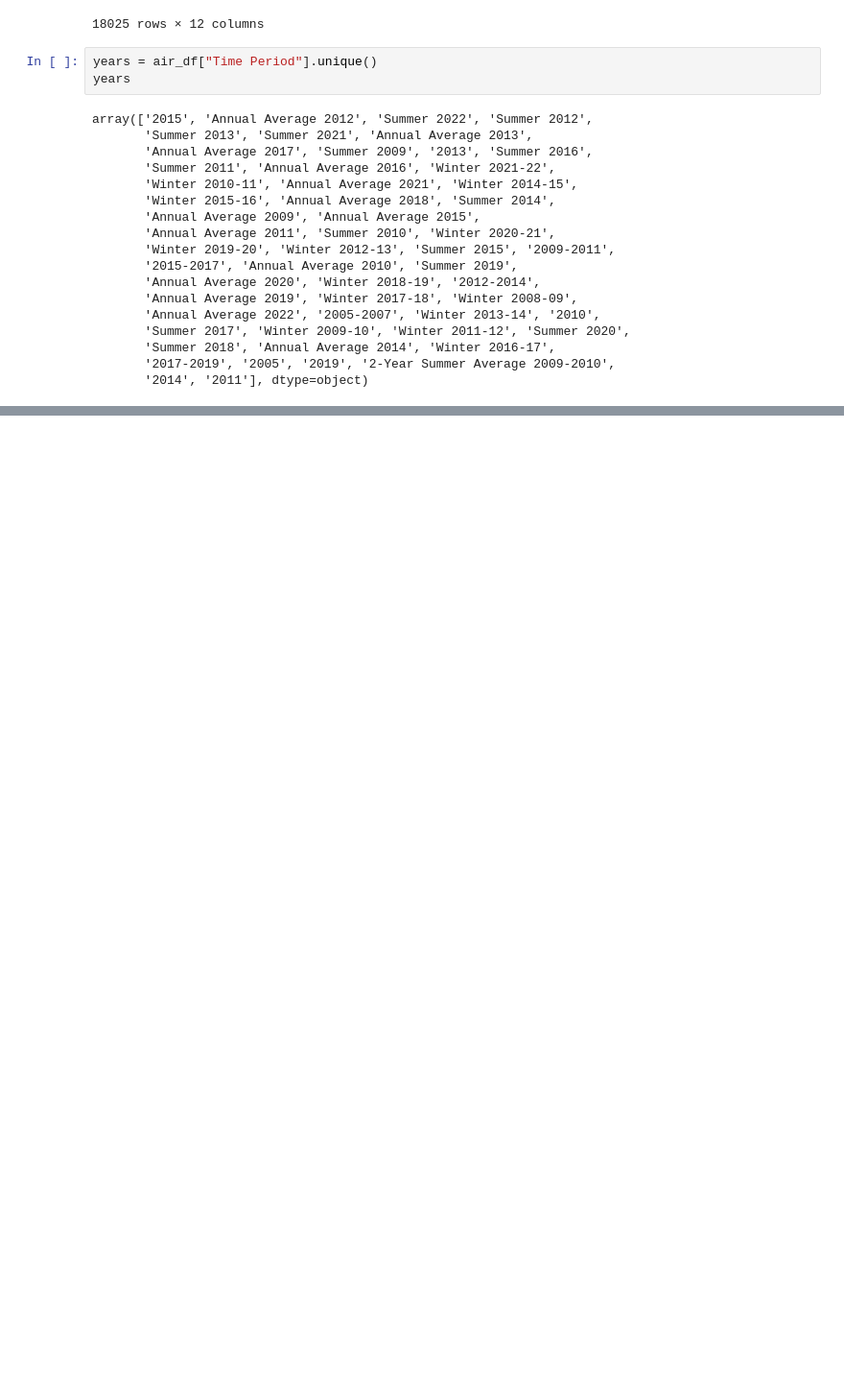
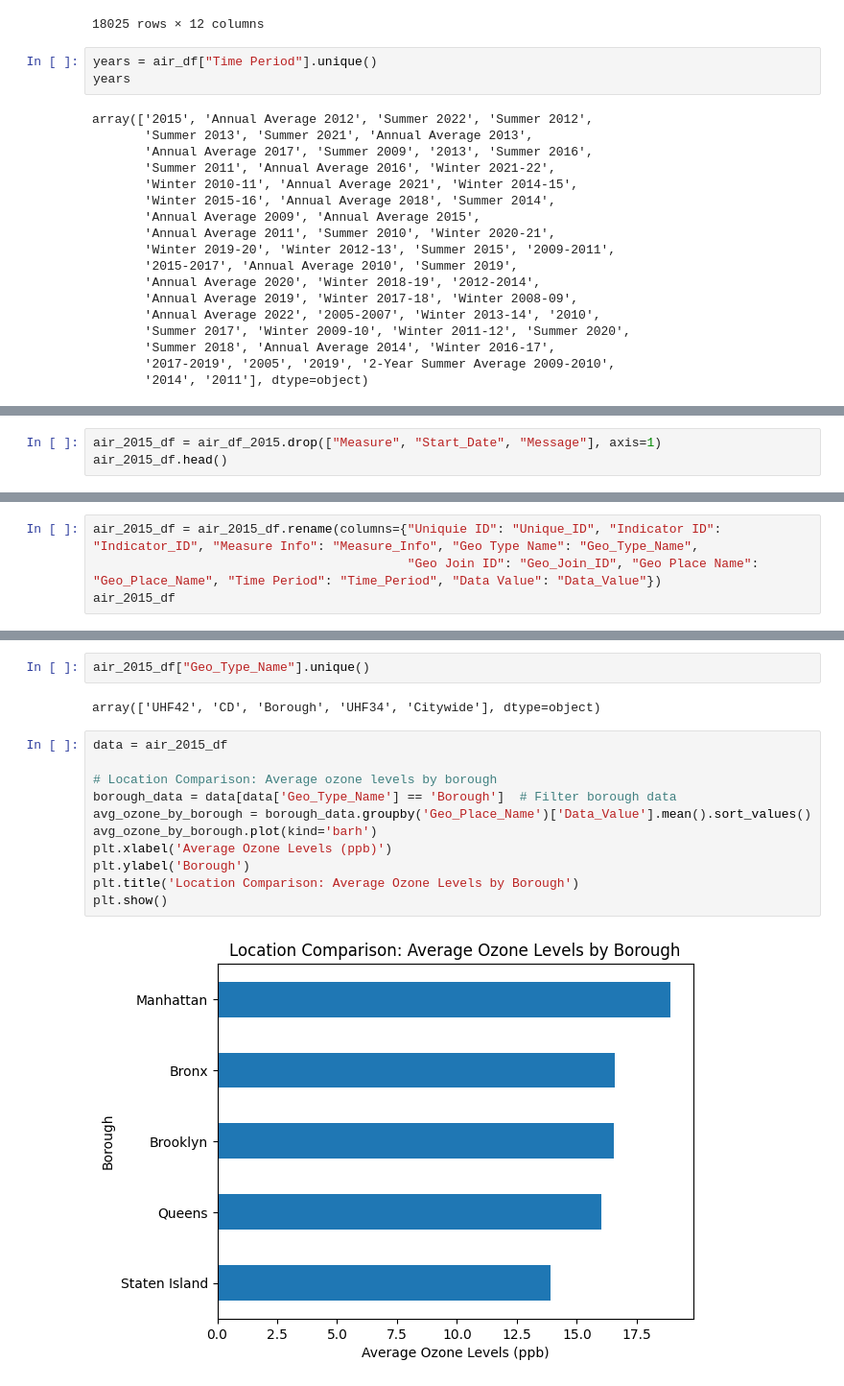
Before and after one commit to Angela-Rene/Trees_in_NYC, a Jupyter notebook: air_quality.ipynb, the cells around one changed output, grey strips where cells are left out. Shown at 96% size. Drawn from its saved outputs; the diff is of its cells as text; blank space fills up the shorter version.

```diff
--- a/air_quality.ipynb
+++ b/air_quality.ipynb
@@ -59,0 +61,3 @@ air_df_2015
+# %%
+air_2015_df = air_df_2015.drop(["Measure", "Start_Date", "Message"], axis=1)
+air_2015_df.head()
@@ -59,0 +71,4 @@ air_df_2015
+# %%
+air_2015_df = air_2015_df.rename(columns={"Uniquie ID": "Unique_ID", "Indicator ID": "Indicator_ID", "Measure Info": "Measure_Info", "Geo Type Name": "Geo_Type_Name",
+                                          "Geo Join ID": "Geo_Join_ID", "Geo Place Name": "Geo_Place_Name", "Time Period": "Time_Period", "Data Value": "Data_Value"})
+air_2015_df
@@ -59,0 +143,17 @@ air_df_2015
+# %%
+air_2015_df["Geo_Type_Name"].unique()
+# %% [output]
+array(['UHF42', 'CD', 'Borough', 'UHF34', 'Citywide'], dtype=object)
+# %%
+data = air_2015_df
+
+# Location Comparison: Average ozone levels by borough
+borough_data = data[data['Geo_Type_Name'] == 'Borough']  # Filter borough data
+avg_ozone_by_borough = borough_data.groupby('Geo_Place_Name')['Data_Value'].mean().sort_values()
+avg_ozone_by_borough.plot(kind='barh')
+plt.xlabel('Average Ozone Levels (ppb)')
+plt.ylabel('Borough')
+plt.title('Location Comparison: Average Ozone Levels by Borough')
+plt.show()
+# %% [output]
+[figure, added]
```
Also changed, not shown: parts of 19 cells of this notebook, 5 other files.
